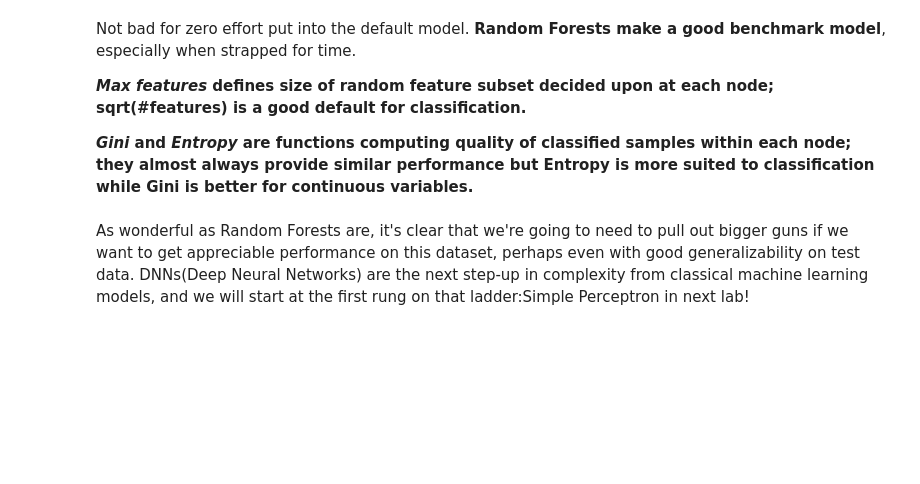
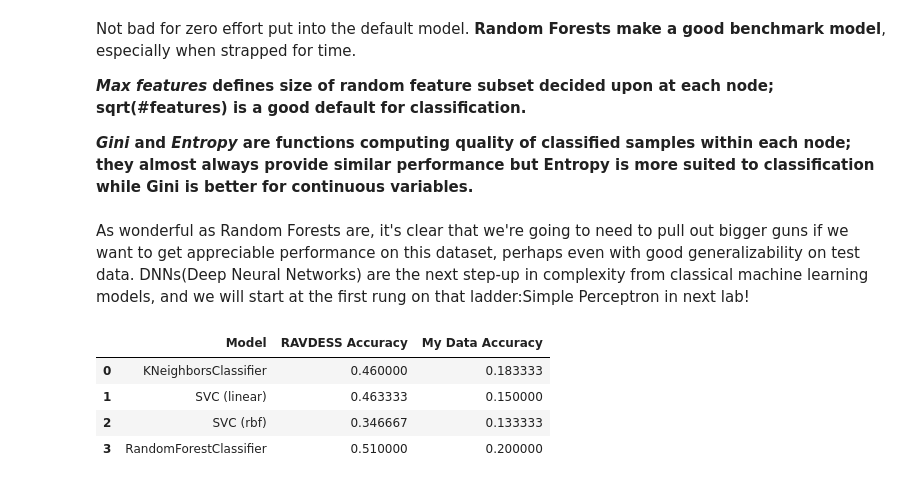
Before and after one commit to zainabshaq/Week3-ClassicML, a Jupyter notebook: Week_3_MachineLearning.ipynb, the cells around one changed output. Cells and saved outputs as stored; diff of their text form; code cells hidden in the pictures; blank space fills up the shorter version.

```diff
--- a/Week_3_MachineLearning.ipynb
+++ b/Week_3_MachineLearning.ipynb
@@ -663,0 +714,49 @@ As wonderful as Random Forests are, it's clear that we're going to need to pull
+# %%
+from sklearn.neighbors import KNeighborsClassifier
+from sklearn.svm import SVC
+from sklearn.ensemble import RandomForestClassifier
+import pandas as pd
+
+models = [
+    KNeighborsClassifier(),
+    SVC(kernel='linear'),
+    SVC(kernel='rbf'),
+    RandomForestClassifier(random_state=42)
+]
+
+unscaled_scores = []
+
+for model in models:
+
+    # TRAIN ONLY ON RAVDESS
+    model.fit(X_train, y_train)
+
+    # TEST ON RAVDESS
+    ravdess_score = model.score(X_test, y_test)
+
+    # TEST THE SAME MODEL ON MY RECORDINGS
+    my_score = model.score(my_features, my_emotions)
+
+    model_name = type(model).__name__
+
+    if model_name == 'SVC':
+        model_name += f' ({model.kernel})'
+
+    unscaled_scores.append([
+        model_name,
+        ravdess_score,
+        my_score
+    ])
+
+unscaled_df = pd.DataFrame(
+    unscaled_scores,
+    columns=['Model', 'RAVDESS Accuracy', 'My Data Accuracy']
+)
+
+unscaled_df
+# %% [output]
+|  | Model | RAVDESS Accuracy | My Data Accuracy |
+| 0 | KNeighborsClassifier | 0.460000 | 0.183333 |
+| 1 | SVC (linear) | 0.463333 | 0.150000 |
+| 2 | SVC (rbf) | 0.346667 | 0.133333 |
+| 3 | RandomForestClassifier | 0.510000 | 0.200000 |
```
Also changed, not shown: parts of 6 cells of this notebook.
